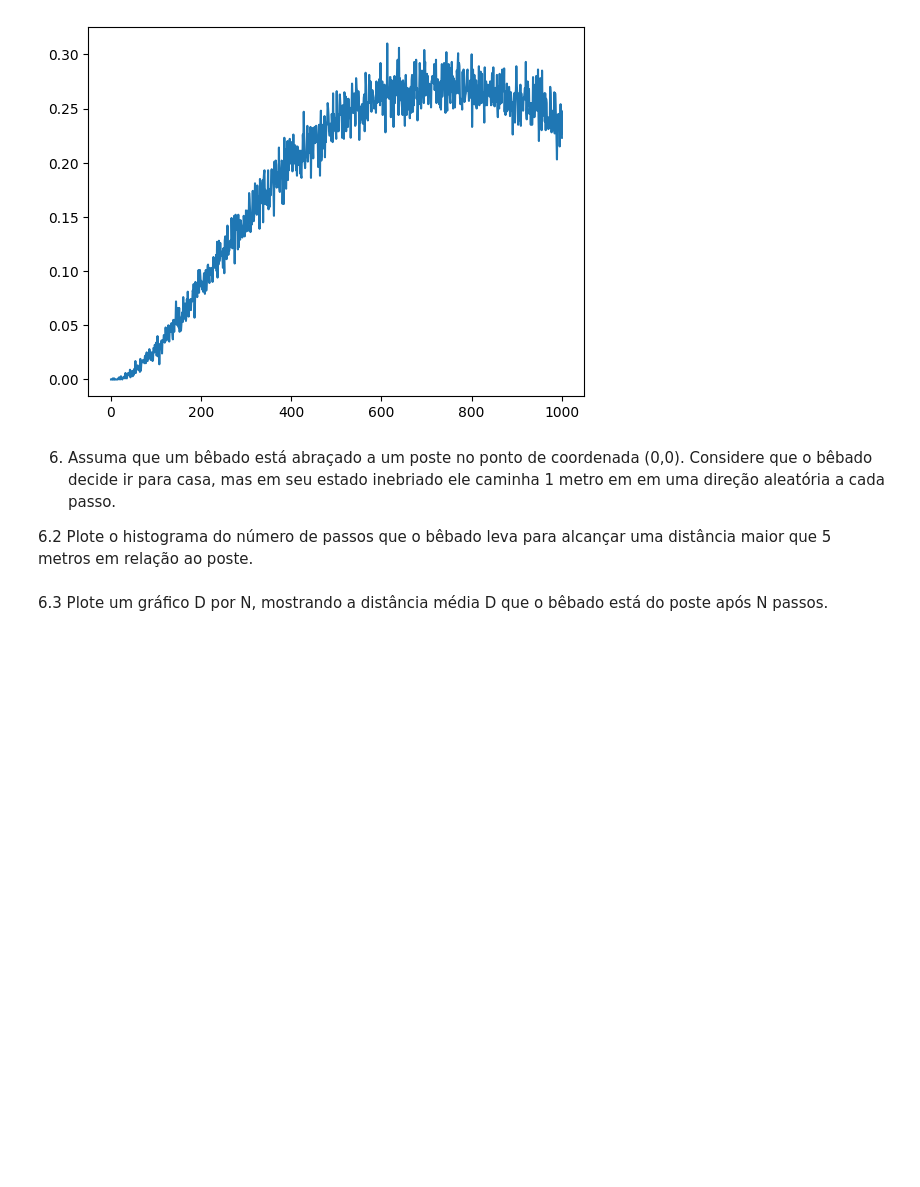
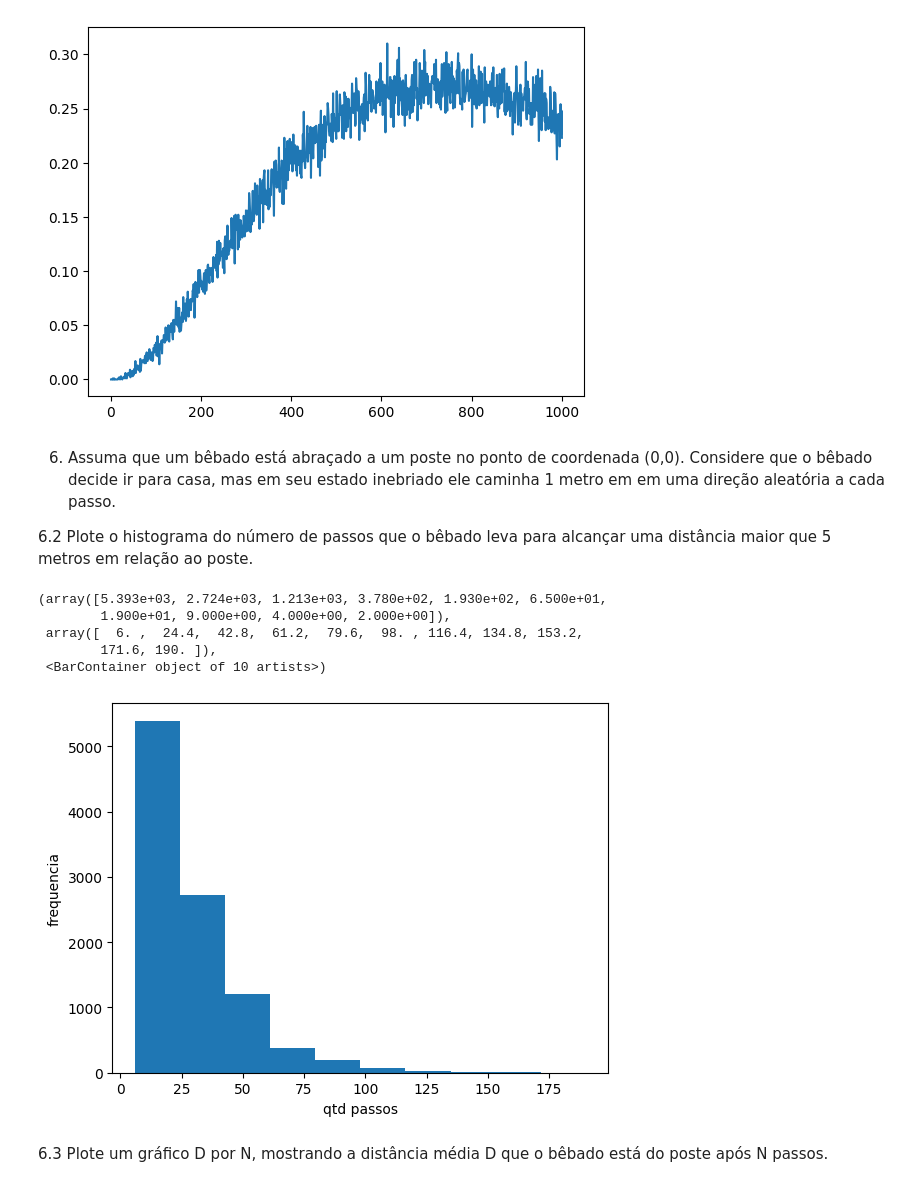
Before and after one commit to gventino/ModSimPractices, a Jupyter notebook: P1/P1.ipynb, the cells around one changed output. Saved outputs shown, nothing was run; the diff lists cells and outputs as text; code cells hidden in the pictures; blank space fills up the shorter version.

```diff
--- a/P1/P1.ipynb
+++ b/P1/P1.ipynb
@@ -183,5 +183,36 @@ plt.plot(Ns, probabilities)
 
 6.2 Plote o histograma do número de passos que o bêbado
 leva para alcançar uma distância maior que 5 metros em relação ao poste.
+# %%
+import matplotlib.pyplot as plt
+import numpy as np
+
+sims = 10000
+passos = [0]*sims
+for sim in range(sims):
+    posX = 0
+    posY = 0
+    dist = 0
+    while dist < 5:
+        passos[sim] += 1
+
+        angulacao = np.random.uniform(0, 2*np.pi)
+        x = np.cos(angulacao)
+        y = np.sin(angulacao)
+
+        posX += x
+        posY += y
+        dist = np.sqrt((posX-0)**2 + (posY-0)**2)
+
+plt.xlabel('qtd passos')
+plt.ylabel('frequencia')
+plt.hist(passos)
+# %% [output]
+(array([5.393e+03, 2.724e+03, 1.213e+03, 3.780e+02, 1.930e+02, 6.500e+01,
+        1.900e+01, 9.000e+00, 4.000e+00, 2.000e+00]),
+ array([  6. ,  24.4,  42.8,  61.2,  79.6,  98. , 116.4, 134.8, 153.2,
+        171.6, 190. ]),
+ <BarContainer object of 10 artists>)
+[figure, added]
 # %% [markdown]
 6.3 Plote um gráfico D por N, mostrando a distância média D que o bêbado está do poste após N passos.
```
Also changed, not shown: parts of 1 cell of this notebook.
